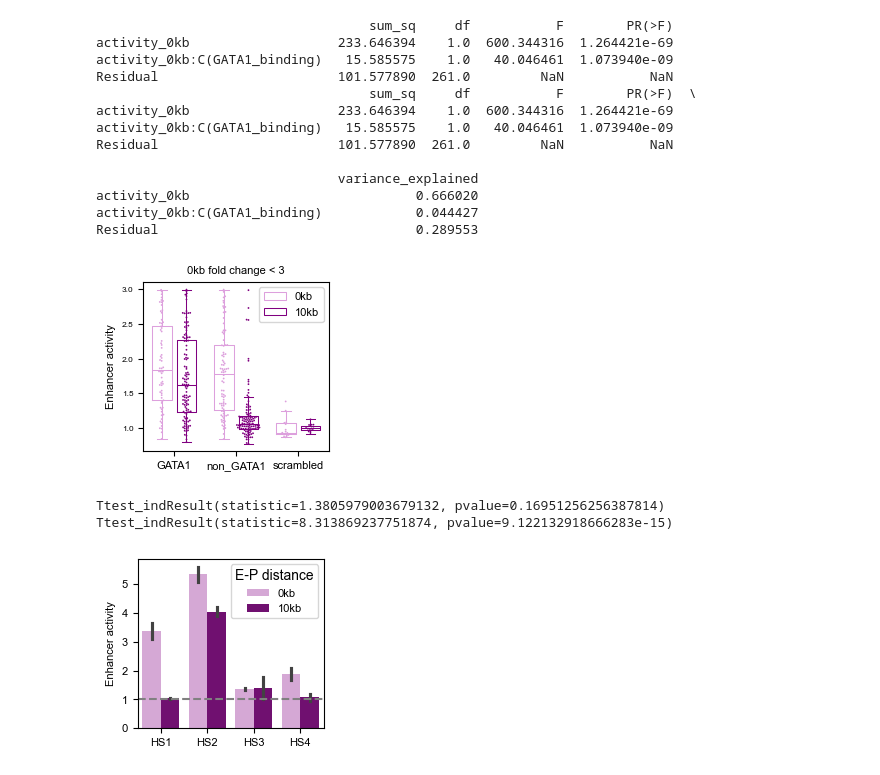
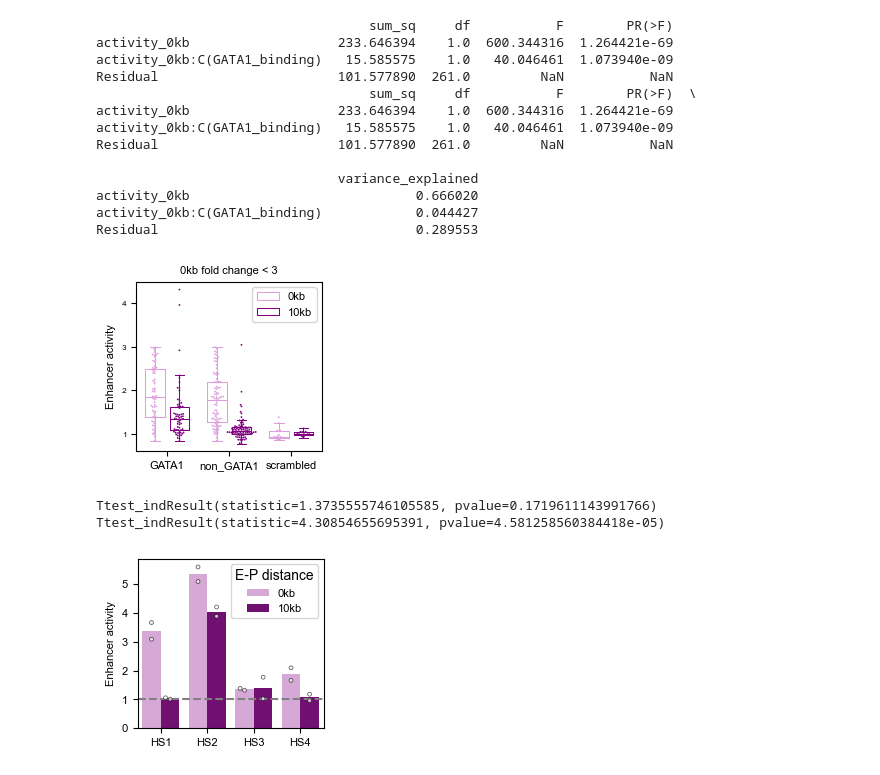
Before and after one commit to yaweiwu233/long-range-MPRA, a Jupyter notebook: scripts/01_GATA_library_sortseq_analysis.ipynb, the cells around one changed output. Saved outputs shown, nothing was run; the diff lists cells and outputs as text; code cells hidden in the pictures.

```diff
--- a/scripts/01_GATA_library_sortseq_analysis.ipynb
+++ b/scripts/01_GATA_library_sortseq_analysis.ipynb
@@ -418,27 +431,27 @@ activity_0kb:C(GATA1_binding)            0.044427
 Residual                                 0.289553
 # %%
 ## Check 0kb and 10kb activity among weak enhancers (Figure 2G)
+weak_enhancers = activity_per_LP[(activity_per_LP["norm_mean_exp_0kb"] < 3)]["CRE"].to_list()
 plt.figure(figsize=(2.4, 2.2))
-sns.boxplot(data=filtered_combined_data_wide_annotated[filtered_combined_data_wide_annotated["norm_mean_exp"]<3], x="group", y="norm_mean_exp", hue="LP", order=["GATA1", "non_GATA1","scrambled"], hue_order=["0kb", "10kb"], linewidth=0.75, palette=distance_2LP, showcaps=True, fliersize=0, dodge=True, fill=False, gap=.2)
-sns.swarmplot(data=filtered_combined_data_wide_annotated[filtered_combined_data_wide_annotated["norm_mean_exp"]<3], x="group", y="norm_mean_exp", hue="LP", order=["GATA1", "non_GATA1","scrambled"], hue_order=["0kb", "10kb"], linewidth=0, palette=distance_2LP,size=1.3, dodge=True, legend=False)
+sns.boxplot(data=filtered_combined_data_wide_annotated[filtered_combined_data_wide_annotated["CRE"].isin(weak_enhancers)], x="group", y="norm_mean_exp", hue="LP", order=["GATA1", "non_GATA1","scrambled"], hue_order=["0kb", "10kb"], linewidth=0.75, palette=distance_2LP, showcaps=True, fliersize=0, dodge=True, fill=False, gap=.2)
+sns.swarmplot(data=filtered_combined_data_wide_annotated[filtered_combined_data_wide_annotated["CRE"].isin(weak_enhancers)], x="group", y="norm_mean_exp", hue="LP", order=["GATA1", "non_GATA1","scrambled"], hue_order=["0kb", "10kb"], linewidth=0, palette=distance_2LP,size=1.3, dodge=True, legend=False)
 plt.title("0kb fold change < 3", fontsize=8)
 plt.xlabel("")
 plt.ylabel("Enhancer activity", fontsize=8)
 plt.legend(loc="upper right", fontsize=8)
 plt.xticks(fontsize=8)
 plt.yticks(fontsize=6)
-#plt.ylim(0,7)
 plt.savefig(figure_folder+"weak_enhancer_per_group.svg", dpi=300)
 # %% [output]
-[figure, old version]
+[figure, new version]
 # %%
-## Unpaired t-test to compare 0kb&10b activity of weak GATA1/non-GATA1 enhancers
-weak_enhancers = filtered_combined_data_wide_annotated[filtered_combined_data_wide_annotated["norm_mean_exp"]<3]
-print(ttest_ind(weak_enhancers[(weak_enhancers["LP"] == "0kb") & (weak_enhancers["group"] == "GATA1")]["norm_mean_exp"], weak_enhancers[(weak_enhancers["LP"] == "0kb") & (weak_enhancers["group"] == "non_GATA1")]["norm_mean_exp"]))
-print(ttest_ind(weak_enhancers[(weak_enhancers["LP"] == "10kb") & (weak_enhancers["group"] == "GATA1")]["norm_mean_exp"], weak_enhancers[(weak_enhancers["LP"] == "10kb") & (weak_enhancers["group"] == "non_GATA1")]["norm_mean_exp"]))
+## T test to compare 0kb&10b activity of weak GATA1/non-GATA1 enhancers
+weak_enhancers = filtered_combined_data_wide_annotated[filtered_combined_data_wide_annotated["CRE"].isin(weak_enhancers)]
+print(ttest_ind(weak_enhancers[(weak_enhancers["LP"] == "0kb") & (weak_enhancers["group"] == "GATA1")]["norm_mean_exp"], weak_enhancers[(weak_enhancers["LP"] == "0kb") & (weak_enhancers["group"] == "non_GATA1")]["norm_mean_exp"], equal_var=False))
+print(ttest_ind(weak_enhancers[(weak_enhancers["LP"] == "10kb") & (weak_enhancers["group"] == "GATA1")]["norm_mean_exp"], weak_enhancers[(weak_enhancers["LP"] == "10kb") & (weak_enhancers["group"] == "non_GATA1")]["norm_mean_exp"], equal_var=False))
 # %% [output]
-Ttest_indResult(statistic=1.3805979003679132, pvalue=0.16951256256387814)
-Ttest_indResult(statistic=8.313869237751874, pvalue=9.122132918666283e-15)
+Ttest_indResult(statistic=1.3735555746105585, pvalue=0.1719611143991766)
+Ttest_indResult(statistic=4.30854655695391, pvalue=4.581258560384418e-05)
 # %%
 ## Save enhancer activity table
 activity_per_LP["fold_change"] = activity_per_LP["norm_mean_exp_10kb"]/activity_per_LP["norm_mean_exp_0kb"]
@@ -454,8 +467,8 @@ positives.loc[positives["CRE"] == "chr11:5284674-5284923", "name"] = "HS3"
 positives.loc[positives["CRE"] == "chr11:5288127-5288376", "name"] = "HS4"
 positives.loc[positives["group"] == "scrambled", "name"] = "scrambled"
 plt.figure(figsize=(2.4, 2.2))
-ax = sns.barplot(positives, x="name", y="value", order=names, hue="LP", palette=distance_2LP)
-#sns.swarmplot(positives, x="name", y="value", order=names, hue="LP", dodge=True, color="black", legend=False)
+ax = sns.barplot(positives, x="name", y="value", order=names, hue="LP", palette=distance_2LP, errorbar=None)
+sns.swarmplot(positives, x="name", y="value", order=names, hue="LP", dodge=True, palette="light:white", alpha=0.7, legend=False, size=2.8, edgecolor="black", linewidth=0.5)
 plt.legend(title="E-P distance", fontsize=8)
 plt.xlabel("")
 plt.xticks(fontsize=8)
@@ -464,4 +477,4 @@ plt.ylabel("Enhancer activity", fontsize=8)
 plt.axhline(y=1, color='grey', linestyle='--')
 plt.savefig(figure_folder+"LCR_HS_foldchange.svg", dpi=300)
 # %% [output]
-[figure, old version]
+[figure, new version]
```
Also changed, not shown: parts of 2 cells of this notebook, 21 other files.
